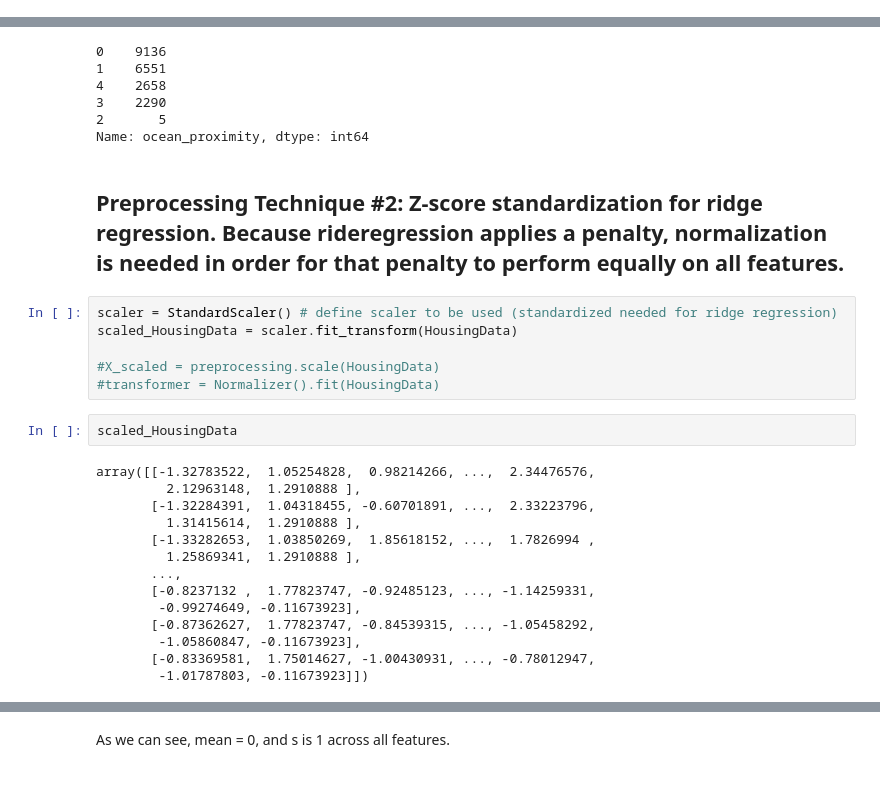
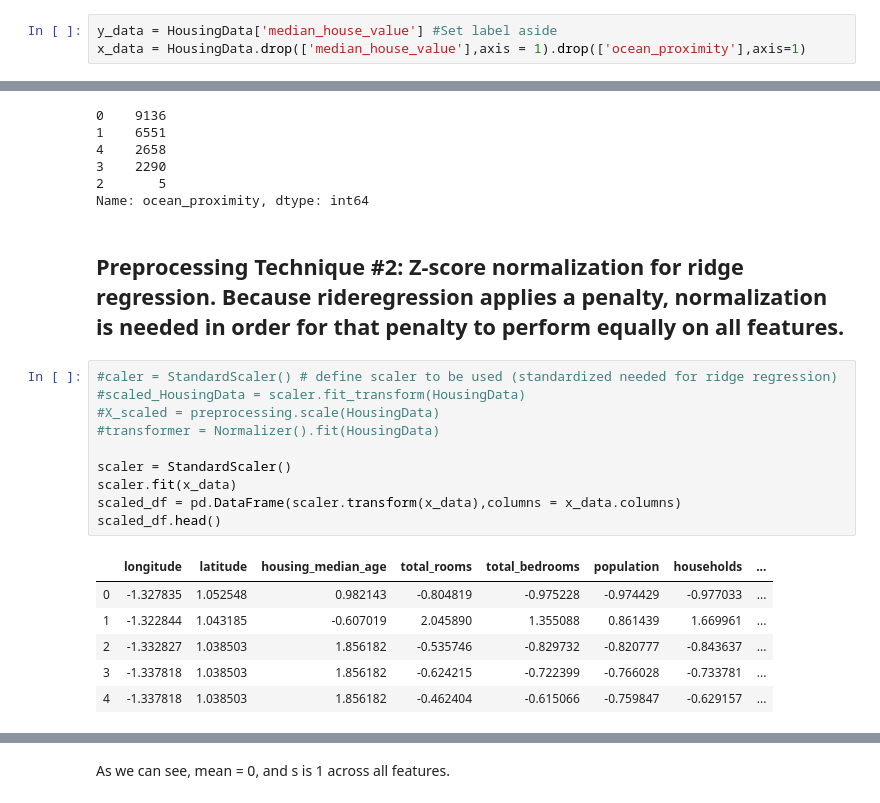
Before and after one commit to Macedon93/Data-Mining, a Jupyter notebook: Assignment 2/Assignment2.ipynb, the cells around one changed output, grey strips where cells are left out. Drawn from its saved outputs; the diff is of its cells as text.

```diff
--- a/Assignment 2/Assignment2.ipynb
+++ b/Assignment 2/Assignment2.ipynb
@@ -97,5 +92,8 @@ HousingData
 HousingData['total_bedrooms'].isnull().values.any() #verification of no NAN values
 # %% [output]
 False
+# %%
+y_data = HousingData['median_house_value'] #Set label aside
+x_data = HousingData.drop(['median_house_value'],axis = 1).drop(['ocean_proximity'],axis=1)
 # %% [markdown]
 ## Preprocessing Technique #2:  Encoding for ocean_proximity catagorical feature vector. Encoding done on string varaible prior to standardization for ridgeregression.
@@ -163,26 +142,21 @@ HousingData["ocean_proximity"].value_counts()
 2       5
 Name: ocean_proximity, dtype: int64
 # %% [markdown]
-## Preprocessing Technique #2: Z-score standardization for ridge regression. Because rideregression applies a penalty, normalization is needed in order for that penalty to perform equally on all features.
+## Preprocessing Technique #2: Z-score normalization for ridge regression. Because rideregression applies a penalty, normalization is needed in order for that penalty to perform equally on all features.
 # %%
-scaler = StandardScaler() # define scaler to be used (standardized needed for ridge regression)
-scaled_HousingData = scaler.fit_transform(HousingData)
-
+#caler = StandardScaler() # define scaler to be used (standardized needed for ridge regression)
+#scaled_HousingData = scaler.fit_transform(HousingData)
 #X_scaled = preprocessing.scale(HousingData)
 #transformer = Normalizer().fit(HousingData)
+
+scaler = StandardScaler()
+scaler.fit(x_data)
+scaled_df = pd.DataFrame(scaler.transform(x_data),columns = x_data.columns)
+scaled_df.head()
+# %% [output]
+|  | longitude | latitude | housing_median_age | total_rooms | total_bedrooms | population | households | ... |
+| 0 | -1.327835 | 1.052548 | 0.982143 | -0.804819 | -0.975228 | -0.974429 | -0.977033 | ... |
+| 1 | -1.322844 | 1.043185 | -0.607019 | 2.045890 | 1.355088 | 0.861439 | 1.669961 | ... |
+| 2 | -1.332827 | 1.038503 | 1.856182 | -0.535746 | -0.829732 | -0.820777 | -0.843637 | ... |
+| 3 | -1.337818 | 1.038503 | 1.856182 | -0.624215 | -0.722399 | -0.766028 | -0.733781 | ... |
+| 4 | -1.337818 | 1.038503 | 1.856182 | -0.462404 | -0.615066 | -0.759847 | -0.629157 | ... |
-# %%
-scaled_HousingData
-# %% [output]
-array([[-1.32783522,  1.05254828,  0.98214266, ...,  2.34476576,
-         2.12963148,  1.2910888 ],
-       [-1.32284391,  1.04318455, -0.60701891, ...,  2.33223796,
-         1.31415614,  1.2910888 ],
-       [-1.33282653,  1.03850269,  1.85618152, ...,  1.7826994 ,
-         1.25869341,  1.2910888 ],
-       ...,
-       [-0.8237132 ,  1.77823747, -0.92485123, ..., -1.14259331,
-        -0.99274649, -0.11673923],
-       [-0.87362627,  1.77823747, -0.84539315, ..., -1.05458292,
-        -1.05860847, -0.11673923],
-       [-0.83369581,  1.75014627, -1.00430931, ..., -0.78012947,
-        -1.01787803, -0.11673923]])
```
Also changed, not shown: parts of 18 cells of this notebook.
